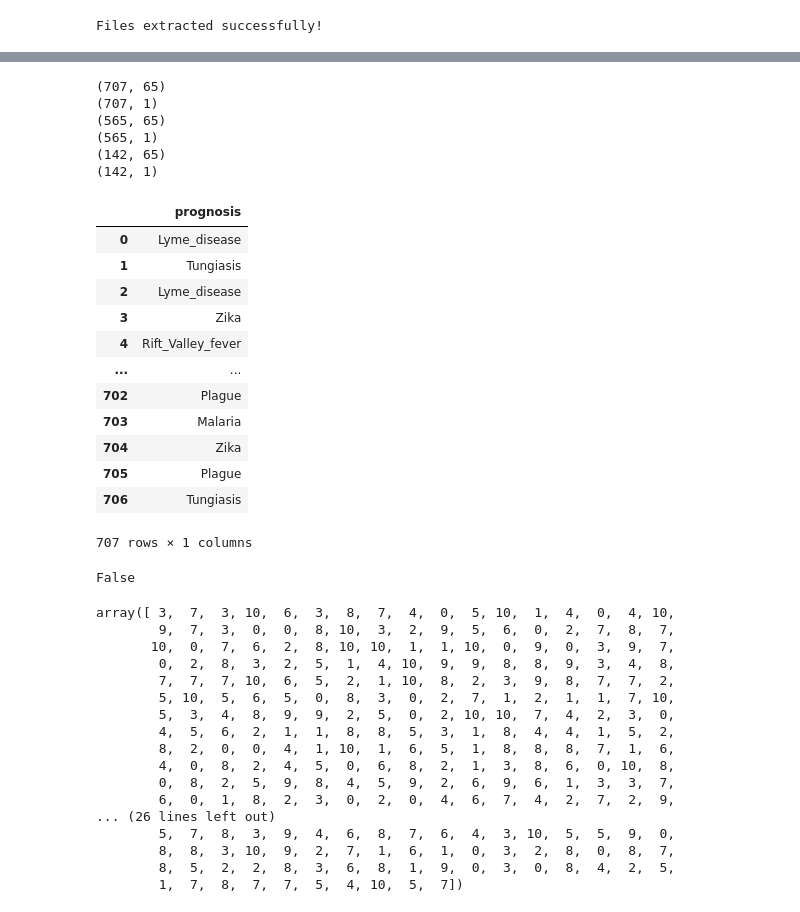
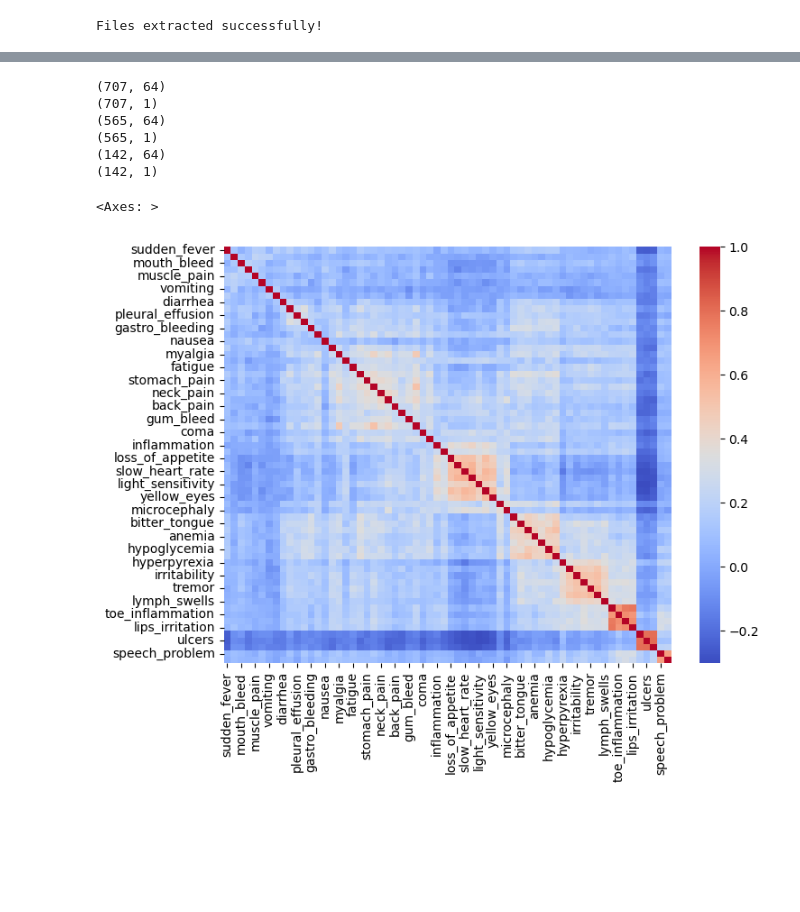
Before and after one commit to AlbertoArath/IA, a Jupyter notebook: MachineLearning/Projects/Classification_TabularVectorBorneDiseaseDataSet/VectorBorneDiseasePrediction.ipynb, the cells around one changed output, grey strips where cells are left out. Drawn from its saved outputs; the diff is of its cells as text; code cells hidden in the pictures; blank space fills up the shorter version.

Commit message:
Organize per project and lecture notebooks Corrected bug in Vector Disease Prediction pipeline

```diff
--- a/MachineLearning/Projects/Classification_TabularVectorBorneDiseaseDataSet/VectorBorneDiseasePrediction.ipynb
+++ b/MachineLearning/Projects/Classification_TabularVectorBorneDiseaseDataSet/VectorBorneDiseasePrediction.ipynb
@@ -56,12 +53,22 @@ train.describe()
 # %%
 from sklearn.model_selection import train_test_split
+from sklearn.preprocessing import LabelEncoder
+
 import random
 random_seed = 32
 random.seed(random_seed)
+
 y = train["prognosis"]
+y = y.to_frame()
 X = train.drop (columns = ["prognosis"])
-y = y.to_frame()
 
+X = X.drop (columns = ["id"])
+
+label_encoder = LabelEncoder()
+
+#y = label_encoder.fit_transform (y)
+#y = np.DataFrame(y).to_frame()
+#y = pd.DataFrame(y)
 
 
 X_train, X_test, y_train, y_test = train_test_split (X, y, test_size=0.2, random_state=random_seed)
@@ -73,67 +80,37 @@ print(y_train.shape)
 print(X_test.shape)
 print(y_test.shape)
 # %% [output]
-(707, 65)
+(707, 64)
 (707, 1)
-(565, 65)
+(565, 64)
 (565, 1)
-(142, 65)
+(142, 64)
 (142, 1)
-# %%
-y_train
-# %% [output]
-|  | prognosis |
-| 0 | Lyme_disease |
-| 1 | Tungiasis |
-| 2 | Lyme_disease |
-| 3 | Zika |
-| 4 | Rift_Valley_fever |
-| ... | ... |
-| 702 | Plague |
-| 703 | Malaria |
-| 704 | Zika |
-| 705 | Plague |
-| 706 | Tungiasis |
-707 rows × 1 columns
 # %%
 from sklearn.pipeline import Pipeline
-from sklearn.linear_model import LogisticRegression
-from sklearn.compose import ColumnTransformer
-from sklearn.preprocessing import LabelEncoder, StandardScaler
+from sklearn.preprocessing import LabelEncoder
+import matplotlib.pyplot as plt
 
 #
 #
 #regressor_pipeline = Pipeline([
 # ("preprocessing", preprocessing_pipeline),
 #("regressor", LinearRegression())
 #])
 #
 #
 #
-print(isinstance(y_train, pd.Series))
 
-label_encoder = LabelEncoder()
+X_temp = X
 
-y = label_encoder.fit_transform (y_train)
+correlation_matrix = X_temp.corr()
 
-y
+plt.figure(figsize=(8, 6))  # Set figure size
+
+sns.heatmap(correlation_matrix,  cmap="coolwarm",)
+
+
 #train_df.prognosis.value_counts()
 # %% [output]
-False
+<Axes: >
-array([ 3,  7,  3, 10,  6,  3,  8,  7,  4,  0,  5, 10,  1,  4,  0,  4, 10,
-        9,  7,  3,  0,  0,  8, 10,  3,  2,  9,  5,  6,  0,  2,  7,  8,  7,
-       10,  0,  7,  6,  2,  8, 10, 10,  1,  1, 10,  0,  9,  0,  3,  9,  7,
-        0,  2,  8,  3,  2,  5,  1,  4, 10,  9,  9,  8,  8,  9,  3,  4,  8,
-        7,  7,  7, 10,  6,  5,  2,  1, 10,  8,  2,  3,  9,  8,  7,  7,  2,
-        5, 10,  5,  6,  5,  0,  8,  3,  0,  2,  7,  1,  2,  1,  1,  7, 10,
-        5,  3,  4,  8,  9,  9,  2,  5,  0,  2, 10, 10,  7,  4,  2,  3,  0,
-        4,  5,  6,  2,  1,  1,  8,  8,  5,  3,  1,  8,  4,  4,  1,  5,  2,
-        8,  2,  0,  0,  4,  1, 10,  1,  6,  5,  1,  8,  8,  8,  7,  1,  6,
-        4,  0,  8,  2,  4,  5,  0,  6,  8,  2,  1,  3,  8,  6,  0, 10,  8,
-        0,  8,  2,  5,  9,  8,  4,  5,  9,  2,  6,  9,  6,  1,  3,  3,  7,
-        6,  0,  1,  8,  2,  3,  0,  2,  0,  4,  6,  7,  4,  2,  7,  2,  9,
-... (26 lines left out)
-        5,  7,  8,  3,  9,  4,  6,  8,  7,  6,  4,  3, 10,  5,  5,  9,  0,
-        8,  8,  3, 10,  9,  2,  7,  1,  6,  1,  0,  3,  2,  8,  0,  8,  7,
-        8,  5,  2,  2,  8,  3,  6,  8,  1,  9,  0,  3,  0,  8,  4,  2,  5,
-        1,  7,  8,  7,  7,  5,  4, 10,  5,  7])
+[figure, added]
```
Also changed, not shown: parts of 8 cells of this notebook, 7 other files.
